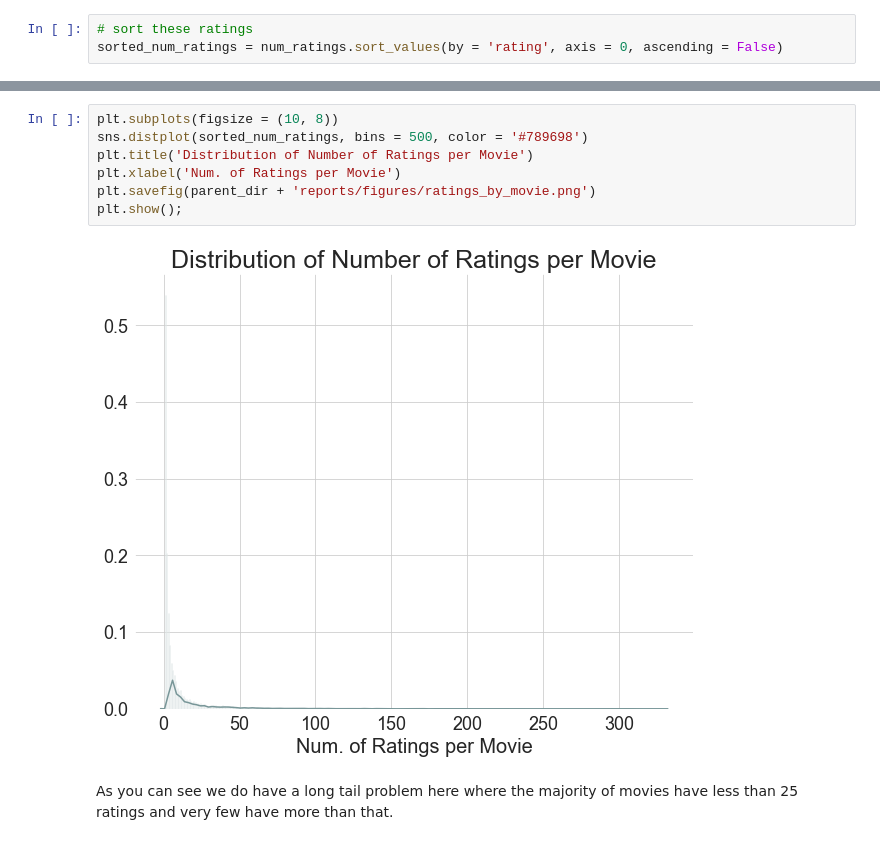
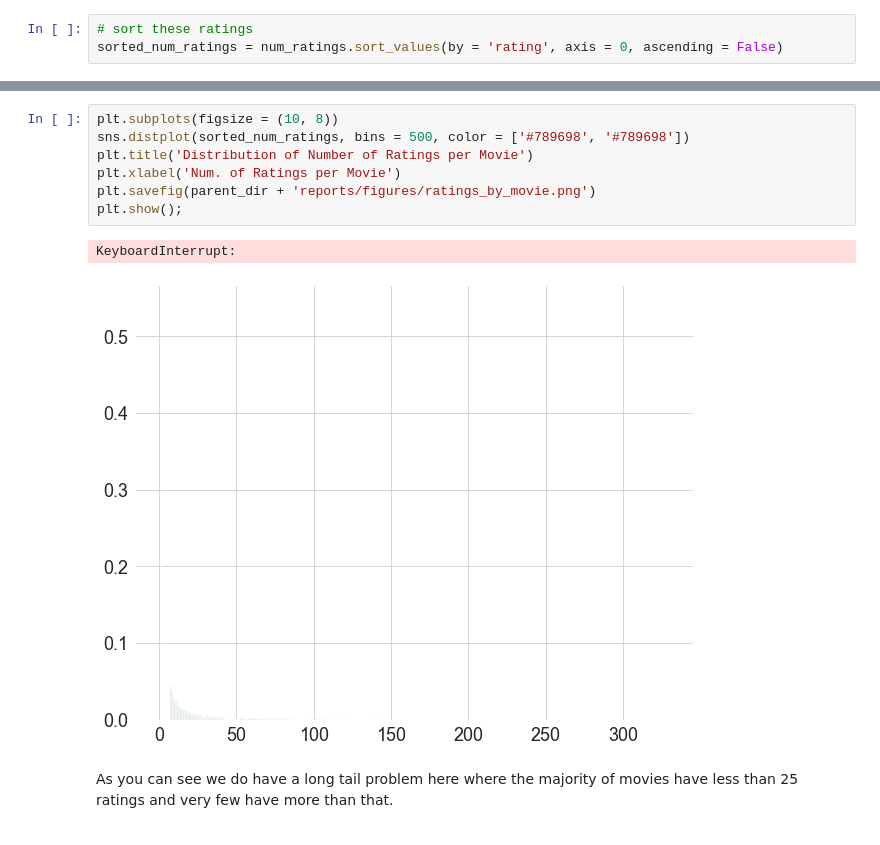
Before and after one commit to lecritch/Rate-5-Get-5-Movie-Recommendation-System, a Jupyter notebook: notebooks/exploratory/lc_explore/final_eda_lc.ipynb, the cells around one changed output, grey strips where cells are left out. Drawn from its saved outputs; the diff is of its cells as text.

```diff
--- a/notebooks/reports/final_eda_lc.ipynb
+++ b/notebooks/exploratory/lc_explore/final_eda_lc.ipynb
@@ -219,12 +219,13 @@ sorted_num_ratings
 # %%
 plt.subplots(figsize = (10, 8))
-sns.distplot(sorted_num_ratings, bins = 500, color = '#789698')
+sns.distplot(sorted_num_ratings, bins = 500, color = ['#789698', '#789698'])
 plt.title('Distribution of Number of Ratings per Movie')
 plt.xlabel('Num. of Ratings per Movie')
 plt.savefig(parent_dir + 'reports/figures/ratings_by_movie.png')
 plt.show();
 # %% [output]
+KeyboardInterrupt:
-[figure, old version]
+[figure, new version]
 # %% [markdown]
 As you can see we do have a long tail problem here where the majority of movies have less than 25 ratings and very few have more than that.
 # %% [markdown]
```
Also changed, not shown: parts of 1 cell of this notebook, 6 other files.
